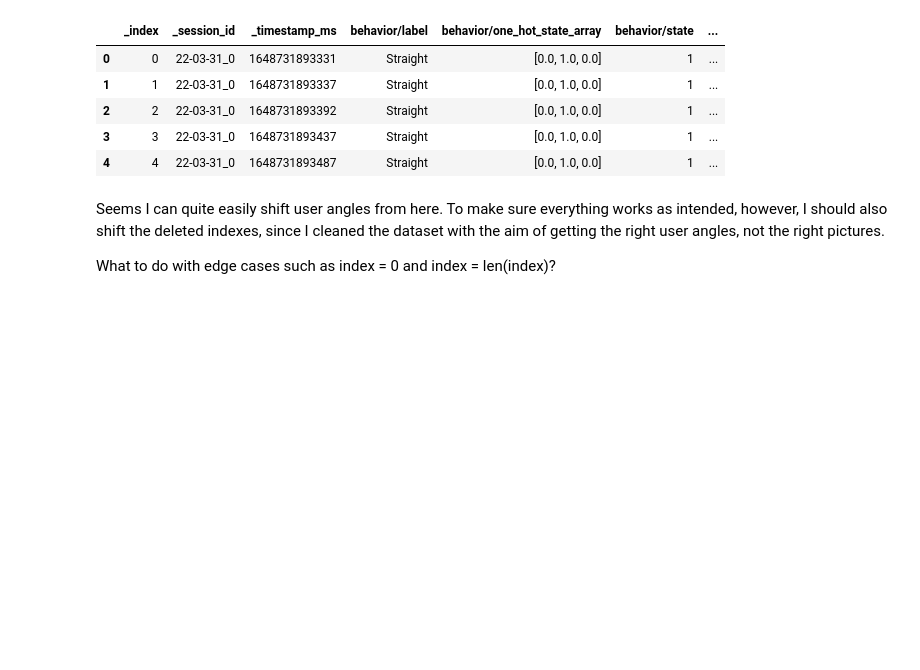
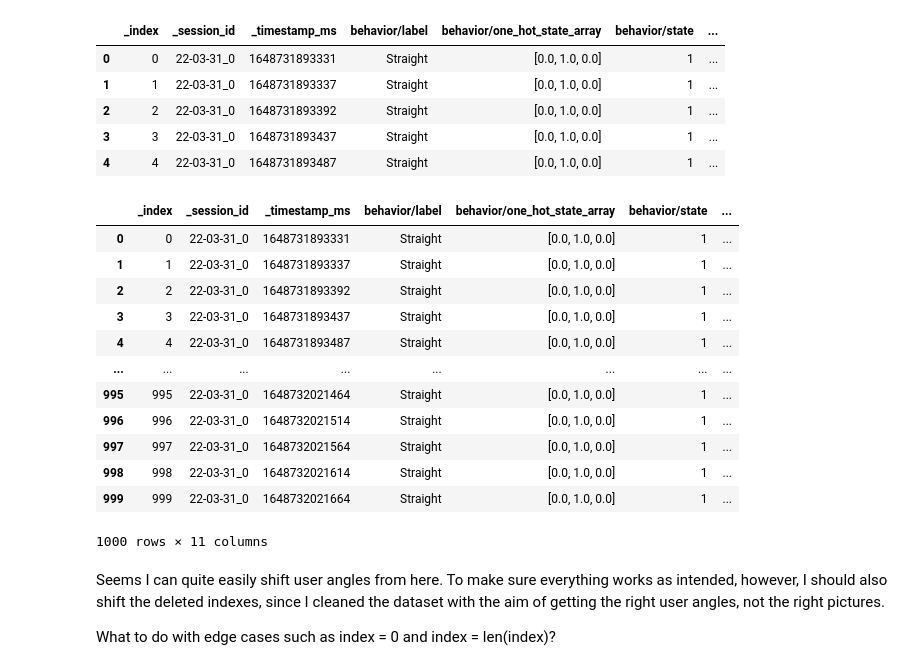
Before and after one commit to ilmaruduste/donkey-car-implemented-lag, a Jupyter notebook: eda1.ipynb, the cells around one changed output. Drawn from its saved outputs; the diff is of its cells as text; code cells hidden in the pictures; blank space fills up the shorter version.

```diff
--- a/eda1.ipynb
+++ b/eda1.ipynb
@@ -22,3 +56,3 @@ dir(dk)
 # %%
-cfg = dk.load_config(config_path='donkeycar/mycar/config.py')
+cfg = dk.load_config(config_path='dk_submodule/donkeycar/mycar/config.py')
 # %% [output]
@@ -121,6 +131,24 @@ catalog_df.head()
 | 2 | 2 | 22-03-31_0 | 1648731893392 | Straight | [0.0, 1.0, 0.0] | 1 | ... |
 | 3 | 3 | 22-03-31_0 | 1648731893437 | Straight | [0.0, 1.0, 0.0] | 1 | ... |
 | 4 | 4 | 22-03-31_0 | 1648731893487 | Straight | [0.0, 1.0, 0.0] | 1 | ... |
+# %%
+# -1 shift in user/angle designates that the angle of frame x is now at frame x-1.
+catalog_df['user/angle_shifted'] = catalog_df['user/angle'].shift(-1)
+catalog_df
+# %% [output]
+|  | _index | _session_id | _timestamp_ms | behavior/label | behavior/one_hot_state_array | behavior/state | ... |
+| 0 | 0 | 22-03-31_0 | 1648731893331 | Straight | [0.0, 1.0, 0.0] | 1 | ... |
+| 1 | 1 | 22-03-31_0 | 1648731893337 | Straight | [0.0, 1.0, 0.0] | 1 | ... |
+| 2 | 2 | 22-03-31_0 | 1648731893392 | Straight | [0.0, 1.0, 0.0] | 1 | ... |
+| 3 | 3 | 22-03-31_0 | 1648731893437 | Straight | [0.0, 1.0, 0.0] | 1 | ... |
+| 4 | 4 | 22-03-31_0 | 1648731893487 | Straight | [0.0, 1.0, 0.0] | 1 | ... |
+| ... | ... | ... | ... | ... | ... | ... | ... |
+| 995 | 995 | 22-03-31_0 | 1648732021464 | Straight | [0.0, 1.0, 0.0] | 1 | ... |
+| 996 | 996 | 22-03-31_0 | 1648732021514 | Straight | [0.0, 1.0, 0.0] | 1 | ... |
+| 997 | 997 | 22-03-31_0 | 1648732021564 | Straight | [0.0, 1.0, 0.0] | 1 | ... |
+| 998 | 998 | 22-03-31_0 | 1648732021614 | Straight | [0.0, 1.0, 0.0] | 1 | ... |
+| 999 | 999 | 22-03-31_0 | 1648732021664 | Straight | [0.0, 1.0, 0.0] | 1 | ... |
+1000 rows × 11 columns
 # %% [markdown]
 Seems I can quite easily shift user angles from here. To make sure everything works as intended, however, I should also shift the deleted indexes, since I cleaned the dataset with the aim of getting the right user angles, not the right pictures.
 
```
Also changed, not shown: parts of 19 cells of this notebook, 3 other files.
